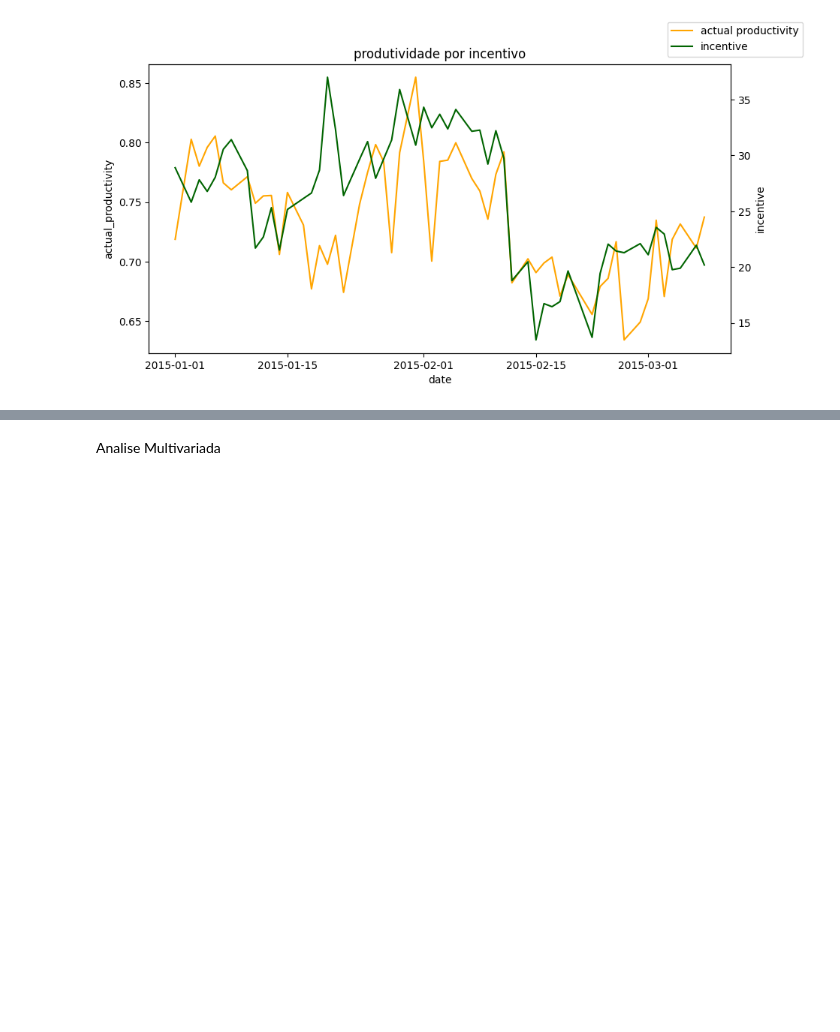
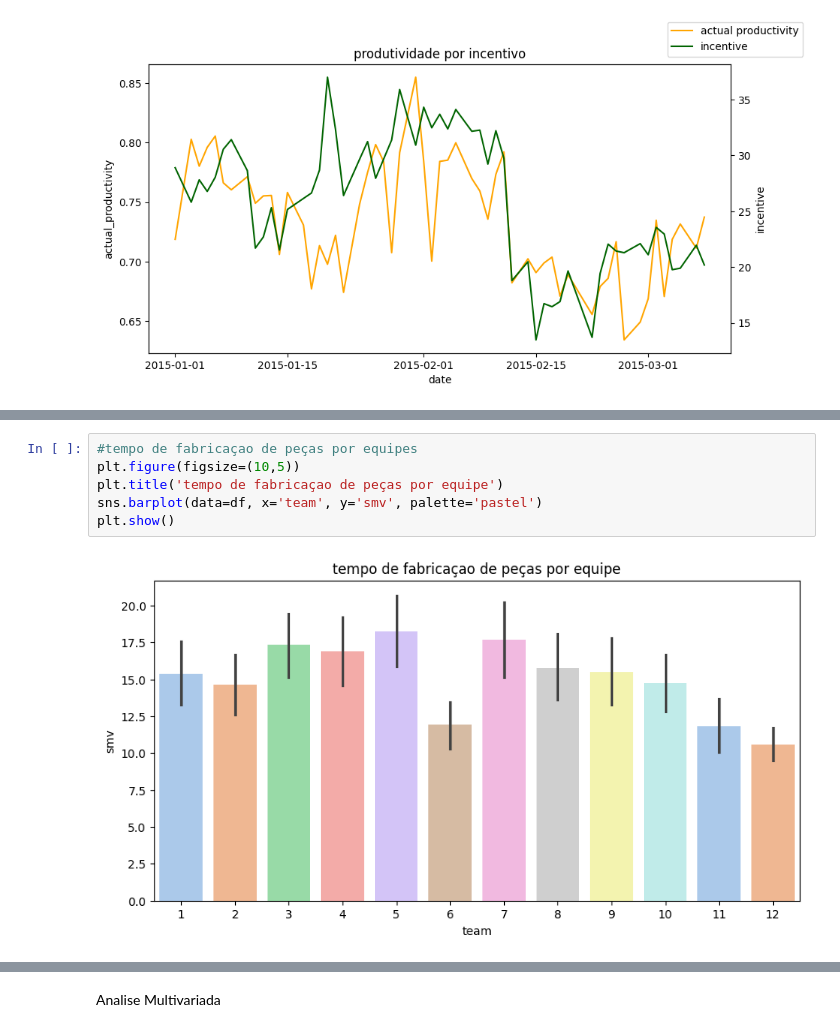
Before and after one commit to WesleySouza13/PRODUCTIVITY-PREDICTION-, a Jupyter notebook: Jupyter_notebook.ipynb, the cells around one changed output, grey strips where cells are left out. Saved outputs shown, nothing was run; the diff lists cells and outputs as text; blank space fills up the shorter version.

```diff
--- a/Jupyter_notebook.ipynb
+++ b/Jupyter_notebook.ipynb
@@ -206,0 +208,8 @@ plt.show()
+# %%
+#tempo de fabricaçao de peças por equipes
+plt.figure(figsize=(10,5))
+plt.title('tempo de fabricaçao de peças por equipe')
+sns.barplot(data=df, x='team', y='smv', palette='pastel')
+plt.show()
+# %% [output]
+[figure, added]
```
Also changed, not shown: parts of 17 cells of this notebook.
